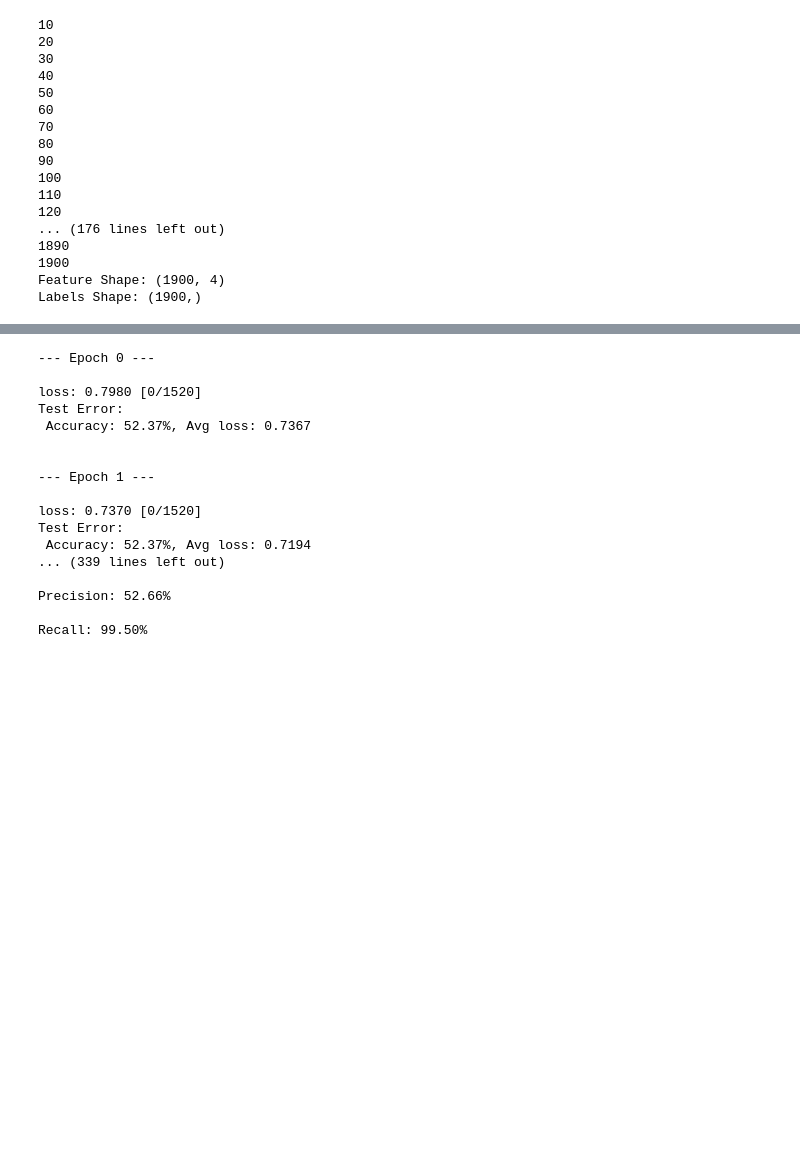
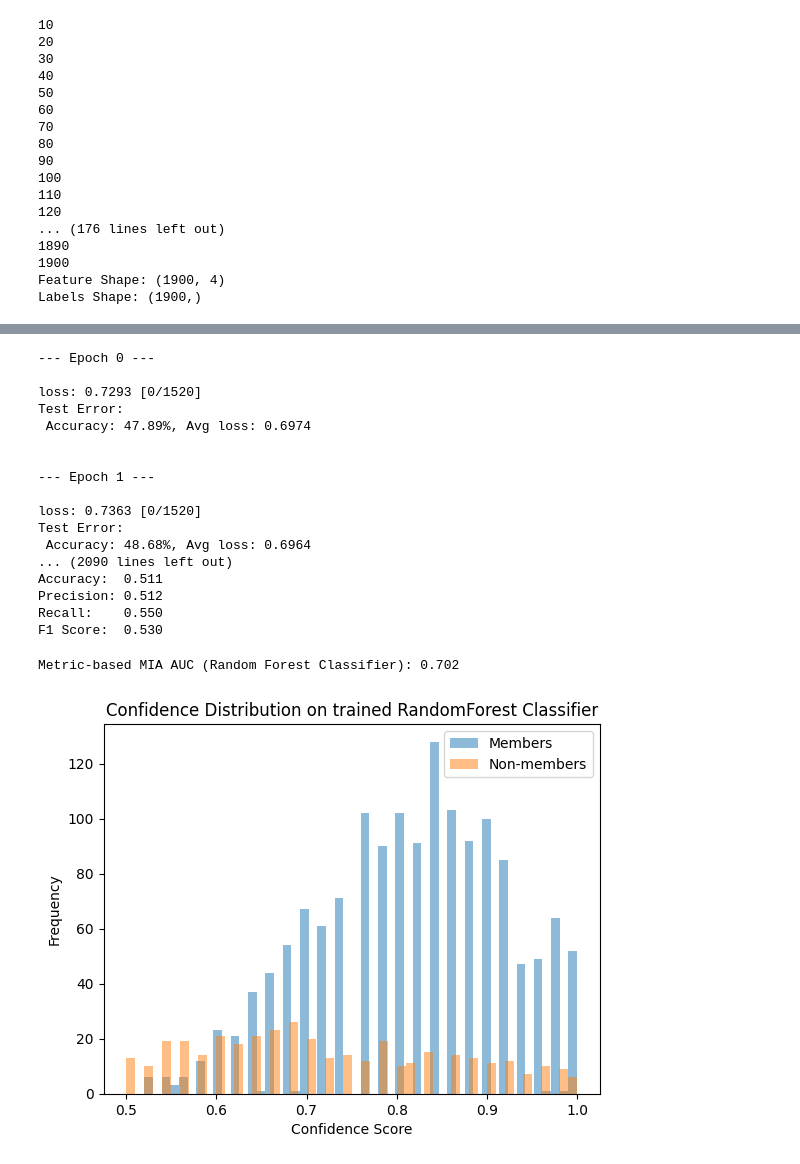
Before and after one commit to CS427-Project/CS427, a Jupyter notebook: privacy/privacy.ipynb, the cells around one changed output, grey strips where cells are left out. Saved outputs shown, nothing was run; the diff lists cells and outputs as text; code cells hidden in the pictures; blank space fills up the shorter version.

Commit message:
feat(privacy): modify classifier based mia models and added metric based mia

```diff
--- a/privacy/privacy.ipynb
+++ b/privacy/privacy.ipynb
@@ -426,25 +444,24 @@ def get_loader(data_file, kwargs):
 # %%
 # Convert your numpy arrays to PyTorch tensors
-x_tensor = torch.tensor(x, dtype=torch.float32)
-y_tensor = torch.tensor(y, dtype=torch.long)
+x_train_tensor = torch.tensor(x_train, dtype=torch.float32)
+y_train_tensor = torch.tensor(y_train, dtype=torch.long)
+x_test_tensor = torch.tensor(x_test, dtype=torch.float32)
+y_test_tensor = torch.tensor(y_test, dtype=torch.long)
 
 # Build a TensorDataset
-dataset = TensorDataset(x_tensor, y_tensor)
+train_dataset = TensorDataset(x_train_tensor, y_train_tensor)
+test_dataset = TensorDataset(x_test_tensor, y_test_tensor)
 
 # Make your DataLoaders
-train_size = int(0.8 * len(dataset))
-test_size = len(dataset) - train_size
-train_ds, test_ds = torch.utils.data.random_split(dataset, [train_size, test_size])
-
-train_loader = DataLoader(train_ds, batch_size=64, shuffle=True)
-test_loader = DataLoader(test_ds, batch_size=64)
+train_loader = DataLoader(train_dataset, batch_size=64, shuffle=True)
+test_loader = DataLoader(test_dataset, batch_size=64)
 # %%
 model = ClassifierNet().to(device)
 optimizer = torch.optim.SGD(model.parameters(), lr=0.01)
 loss_fn = torch.nn.CrossEntropyLoss()
 
 # 3) Training loop
-num_of_epochs = 50
+num_of_epochs = 300
 best_acc = 0.0
 
 for epoch in range(num_of_epochs):
@@ -463,22 +480,49 @@ model = model.to(device)
 test(model, test_loader, loss_fn, device)
 
 # 5) Evaluate precision and recall
-precisionAndRecall(model, test_loader, device)
+evaluate_with_sklearn(model, test_loader, device)
 # %% [output]
 --- Epoch 0 ---
 
-loss: 0.7980 [0/1520]
+loss: 0.7293 [0/1520]
 Test Error:
- Accuracy: 52.37%, Avg loss: 0.7367
+ Accuracy: 47.89%, Avg loss: 0.6974
 
 
 --- Epoch 1 ---
 
-loss: 0.7370 [0/1520]
+loss: 0.7363 [0/1520]
 Test Error:
- Accuracy: 52.37%, Avg loss: 0.7194
-... (339 lines left out)
-
-Precision: 52.66%
-
-Recall: 99.50%
+ Accuracy: 48.68%, Avg loss: 0.6964
+... (2090 lines left out)
+Accuracy:  0.511
+Precision: 0.512
+Recall:    0.550
+F1 Score:  0.530
+# %%
+# Metric based MIA (Random Forest Classifier)
+
+def get_confidence_scores(model, x):
+    probs = model.predict_proba(x)
+    return probs.max(axis=1)
+
+# Scores
+train_confidences = get_confidence_scores(attack_model, x_train)
+test_confidences = get_confidence_scores(attack_model, x_test)
+
+labels = [1] * len(train_confidences) + [0] * len(test_confidences)
+scores = list(train_confidences) + list(test_confidences)
+
+auc = roc_auc_score(labels, scores)
+print(f"Metric-based MIA AUC (Random Forest Classifier): {auc:.3f}")
+
+plt.hist(train_confidences, bins=50, alpha=0.5, label='Members')
+plt.hist(test_confidences, bins=50, alpha=0.5, label='Non-members')
+plt.xlabel('Confidence Score')
+plt.ylabel('Frequency')
+plt.title('Confidence Distribution on trained RandomForest Classifier')
+plt.legend()
+plt.show()
+# %% [output]
+Metric-based MIA AUC (Random Forest Classifier): 0.702
+[figure, added]
```
Also changed, not shown: parts of 8 cells of this notebook, 1 other file.
